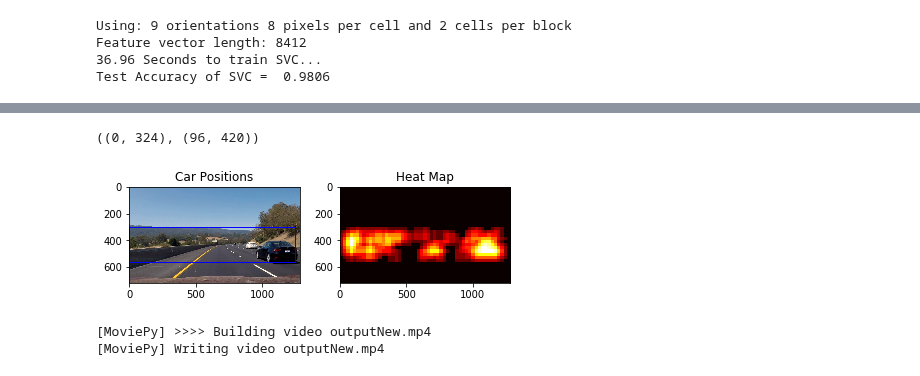
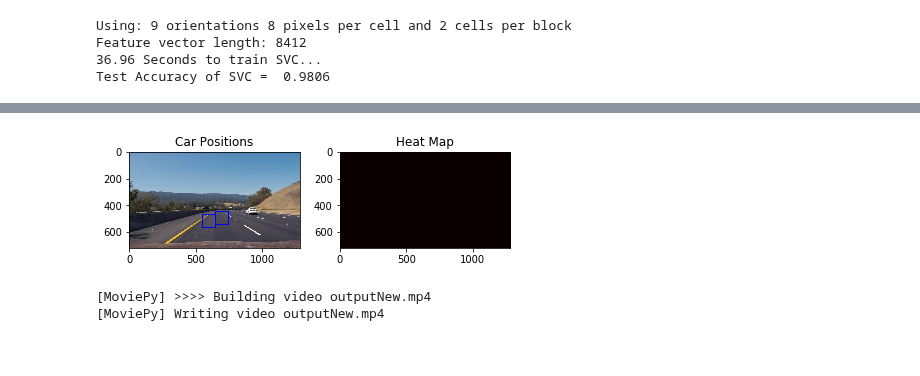
Before and after one commit to ikartiks/CarND-Vehicle-Detection-And-Tracking, a Jupyter notebook: P1.ipynb, the cells around one changed output, grey strips where cells are left out. Drawn from its saved outputs; the diff is of its cells as text; code cells hidden in the pictures.

```diff
--- a/P1.ipynb
+++ b/P1.ipynb
@@ -239,6 +219,0 @@ items defined
-# %%
-svc = pickle.load( open( "svc.p", "rb" ) )
-print(svc)
-
-X_scaler = pickle.load( open( "scaled.p", "rb" ) )
-print(X_scaler)
@@ -786,0 +681,6 @@ Test Accuracy of SVC =  0.9806
+# %%
+X_scaler = pickle.load( open( "hls_spatial_hog_hist.p", "rb" ) )
+print(X_scaler)
+
+svc = pickle.load( open( "hls_spatial_hog_hist_svc.p", "rb" ) )
+print(svc)
@@ -844,7 +764,7 @@ faltu
 
 #747 2 cars one behind
 #63 no cars
-image = mpimg.imread('output/vid747.jpg')
+image = mpimg.imread('output/vid647.jpg')
 draw_image = np.copy(image)
 
 #print(image.shape)
@@ -857,5 +777,7 @@ scale = 1.5
 #print(ystart,' s9 ', ystop,' s8 ', scale,' 7s ', svc,' s6 ', X_scaler,' s5 ', orient,' s4 ', pix_per_cell,' s3 ', cell_per_block,' s2 ', spatial_size,' s1 ', hist_bins)
 bbox = find_cars(image, ystart, ystop, scale, svc, X_scaler, orient, pix_per_cell, cell_per_block, spatial_size, hist_bins)
 
-print('Done')
+print(image.shape,' ',bbox)
+
+plt.imshow(image)
 # %% [output]
@@ -863,41 +787,37 @@ Done
 # %%
-print(bbox[1])
-
-
-
+#print(bbox[1])
 
 heat = add_heat(heat,bbox)
 
 # Apply threshold to help remove false positives
 heat = apply_threshold(heat,1)
 
 # Visualize the heatmap when displaying
 heatmap = np.clip(heat, 0, 255)
 
 #plt.imshow(heatmap, cmap='hot')
 
 # Find final boxes from heatmap using label function
 labels = label(heatmap)
 
 #print(labels[0].shape,' ',labels[1])
 
 draw_img = draw_labeled_bboxes(draw_image, labels)
-#window_img = draw_boxes(draw_image, bbox, color=(0, 0, 255), thick=6)
+window_img = draw_boxes(draw_image, bbox, color=(0, 0, 255), thick=6)
 
 
 
 fig = plt.figure()
 fig.figsize=(10,10)
 plt.subplot(121)
-plt.imshow(draw_img)
+plt.imshow(window_img)
 plt.title('Car Positions')
 plt.subplot(122)
 plt.imshow(heatmap, cmap='hot')#
 plt.title('Heat Map')
 fig.tight_layout()
 # %% [output]
-((0, 324), (96, 420))
-[figure, old version]
+[figure, new version]
 # %%
 #Processing the video as shown in youtube video by reviewer
 white_output = 'outputNew.mp4'
```
Also changed, not shown: parts of 11 cells of this notebook, 14 other files.
